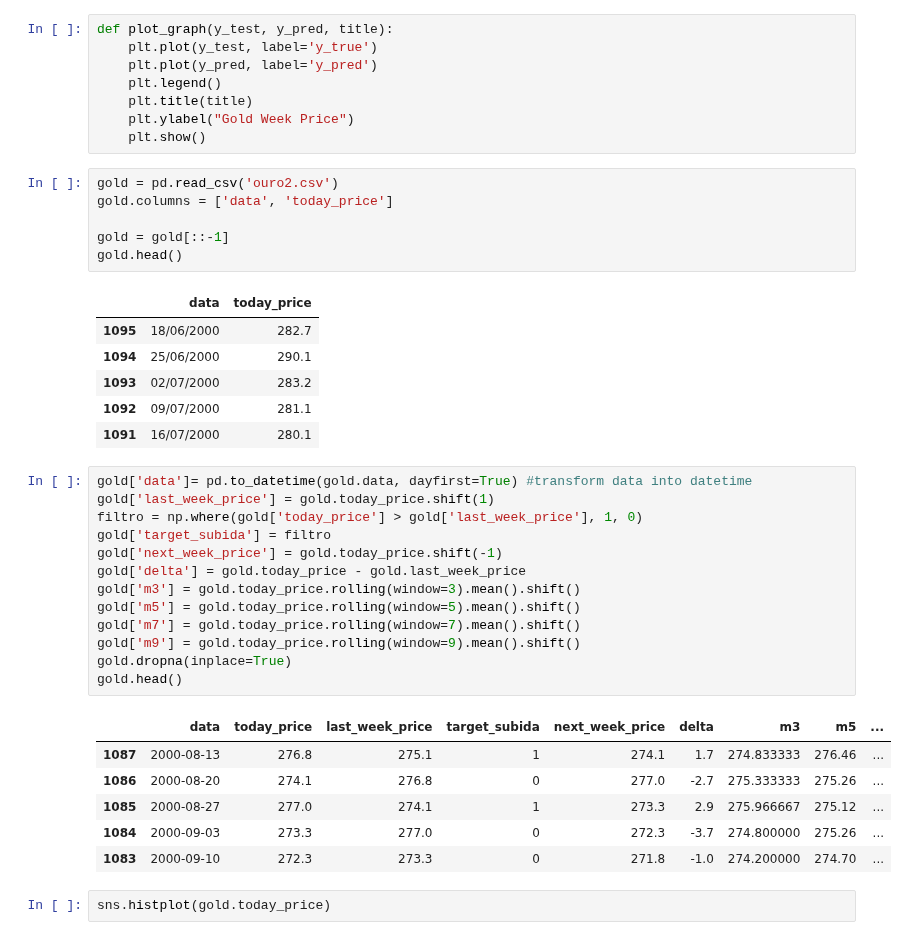
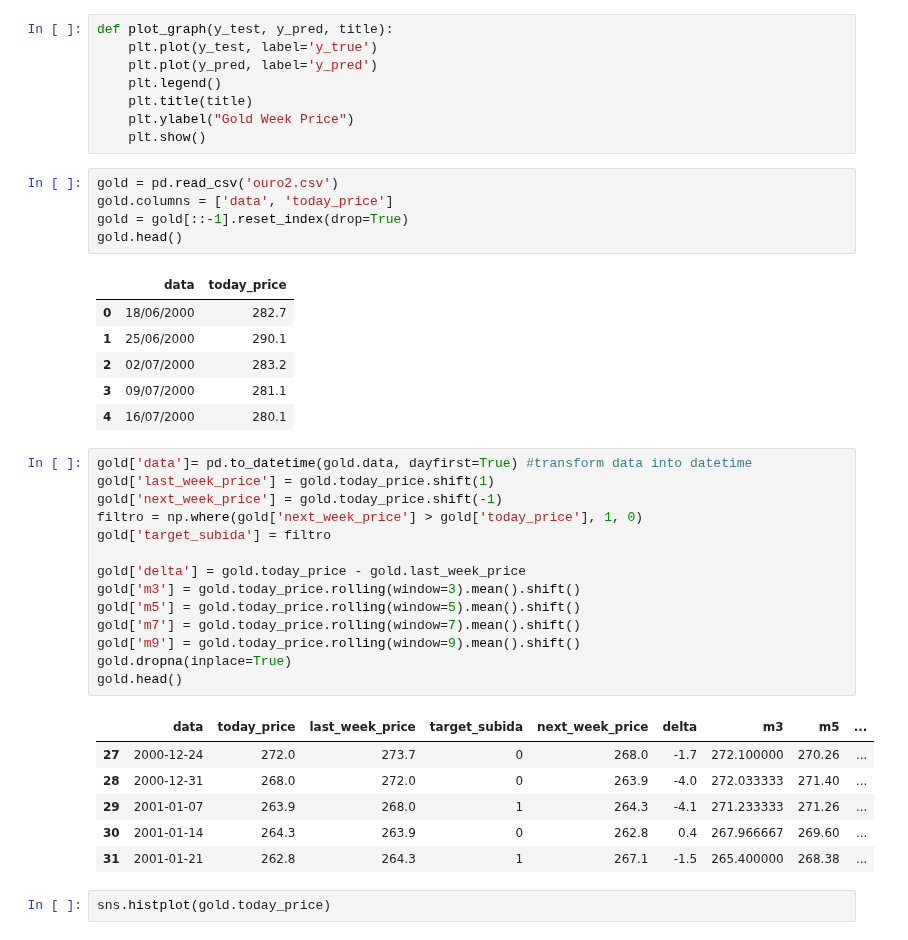
Before and after one commit to andisantos/MO431-432, a Jupyter notebook: MO432/T3/dre.ipynb, the cells around one changed output. Cells and saved outputs as stored; diff of their text form.

```diff
--- a/MO432/T3/dre.ipynb
+++ b/MO432/T3/dre.ipynb
@@ -23,36 +25,36 @@ def plot_graph(y_test, y_pred, title):
 # %%
 gold = pd.read_csv('ouro2.csv')
 gold.columns = ['data', 'today_price']
-
-gold = gold[::-1]
+gold = gold[::-1].reset_index(drop=True)
 gold.head()
 # %% [output]
 |  | data | today_price |
-| 1095 | 18/06/2000 | 282.7 |
-| 1094 | 25/06/2000 | 290.1 |
-| 1093 | 02/07/2000 | 283.2 |
-| 1092 | 09/07/2000 | 281.1 |
-| 1091 | 16/07/2000 | 280.1 |
+| 0 | 18/06/2000 | 282.7 |
+| 1 | 25/06/2000 | 290.1 |
+| 2 | 02/07/2000 | 283.2 |
+| 3 | 09/07/2000 | 281.1 |
+| 4 | 16/07/2000 | 280.1 |
 # %%
 gold['data']= pd.to_datetime(gold.data, dayfirst=True) #transform data into datetime
 gold['last_week_price'] = gold.today_price.shift(1)
-filtro = np.where(gold['today_price'] > gold['last_week_price'], 1, 0)
+gold['next_week_price'] = gold.today_price.shift(-1)
+filtro = np.where(gold['next_week_price'] > gold['today_price'], 1, 0)
 gold['target_subida'] = filtro
-gold['next_week_price'] = gold.today_price.shift(-1)
+
 gold['delta'] = gold.today_price - gold.last_week_price
 gold['m3'] = gold.today_price.rolling(window=3).mean().shift()
 gold['m5'] = gold.today_price.rolling(window=5).mean().shift()
 gold['m7'] = gold.today_price.rolling(window=7).mean().shift()
 gold['m9'] = gold.today_price.rolling(window=9).mean().shift()
 gold.dropna(inplace=True)
 gold.head()
 # %% [output]
 |  | data | today_price | last_week_price | target_subida | next_week_price | delta | m3 | m5 | ... |
-| 1087 | 2000-08-13 | 276.8 | 275.1 | 1 | 274.1 | 1.7 | 274.833333 | 276.46 | ... |
-| 1086 | 2000-08-20 | 274.1 | 276.8 | 0 | 277.0 | -2.7 | 275.333333 | 275.26 | ... |
-| 1085 | 2000-08-27 | 277.0 | 274.1 | 1 | 273.3 | 2.9 | 275.966667 | 275.12 | ... |
-| 1084 | 2000-09-03 | 273.3 | 277.0 | 0 | 272.3 | -3.7 | 274.800000 | 275.26 | ... |
-| 1083 | 2000-09-10 | 272.3 | 273.3 | 0 | 271.8 | -1.0 | 274.200000 | 274.70 | ... |
+| 27 | 2000-12-24 | 272.0 | 273.7 | 0 | 268.0 | -1.7 | 272.100000 | 270.26 | ... |
+| 28 | 2000-12-31 | 268.0 | 272.0 | 0 | 263.9 | -4.0 | 272.033333 | 271.40 | ... |
+| 29 | 2001-01-07 | 263.9 | 268.0 | 1 | 264.3 | -4.1 | 271.233333 | 271.26 | ... |
+| 30 | 2001-01-14 | 264.3 | 263.9 | 0 | 262.8 | 0.4 | 267.966667 | 269.60 | ... |
+| 31 | 2001-01-21 | 262.8 | 264.3 | 1 | 267.1 | -1.5 | 265.400000 | 268.38 | ... |
 # %%
 sns.histplot(gold.today_price)
 # %% [output]
```
Also changed, not shown: parts of 19 cells of this notebook.
